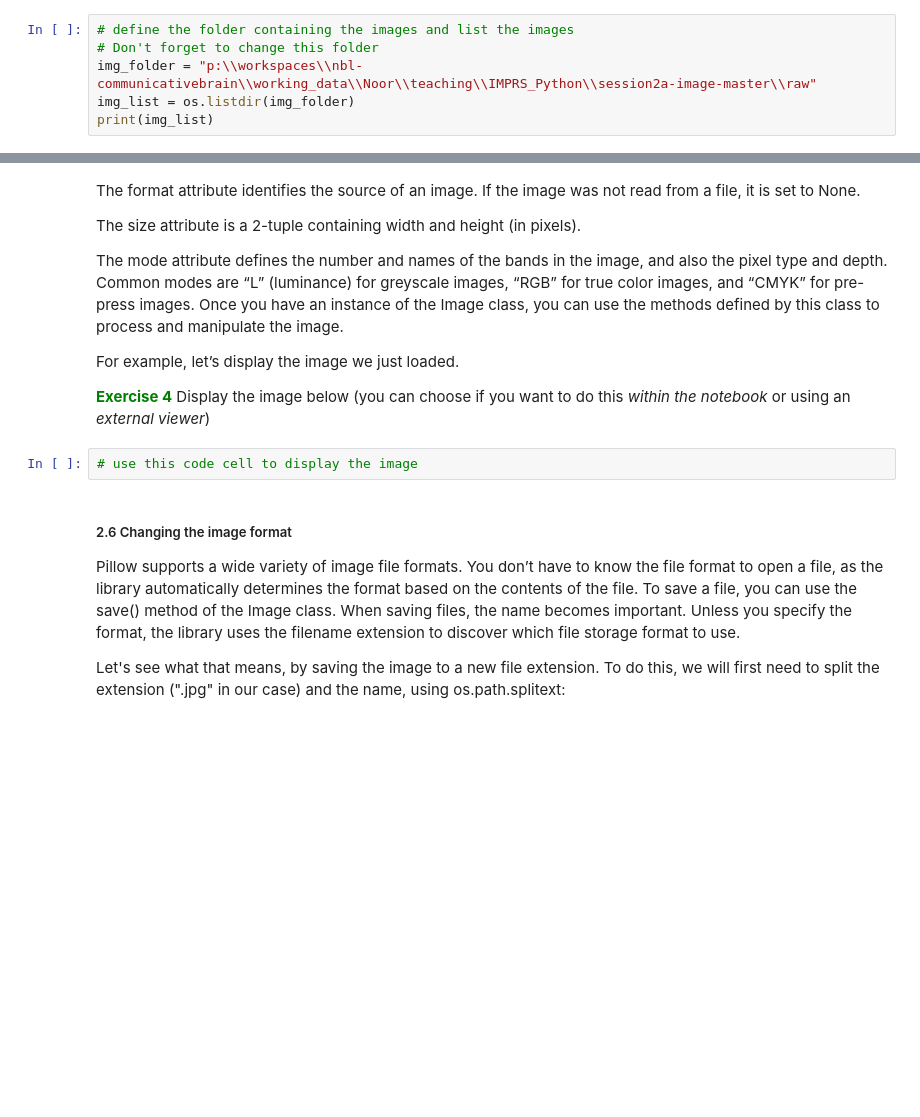
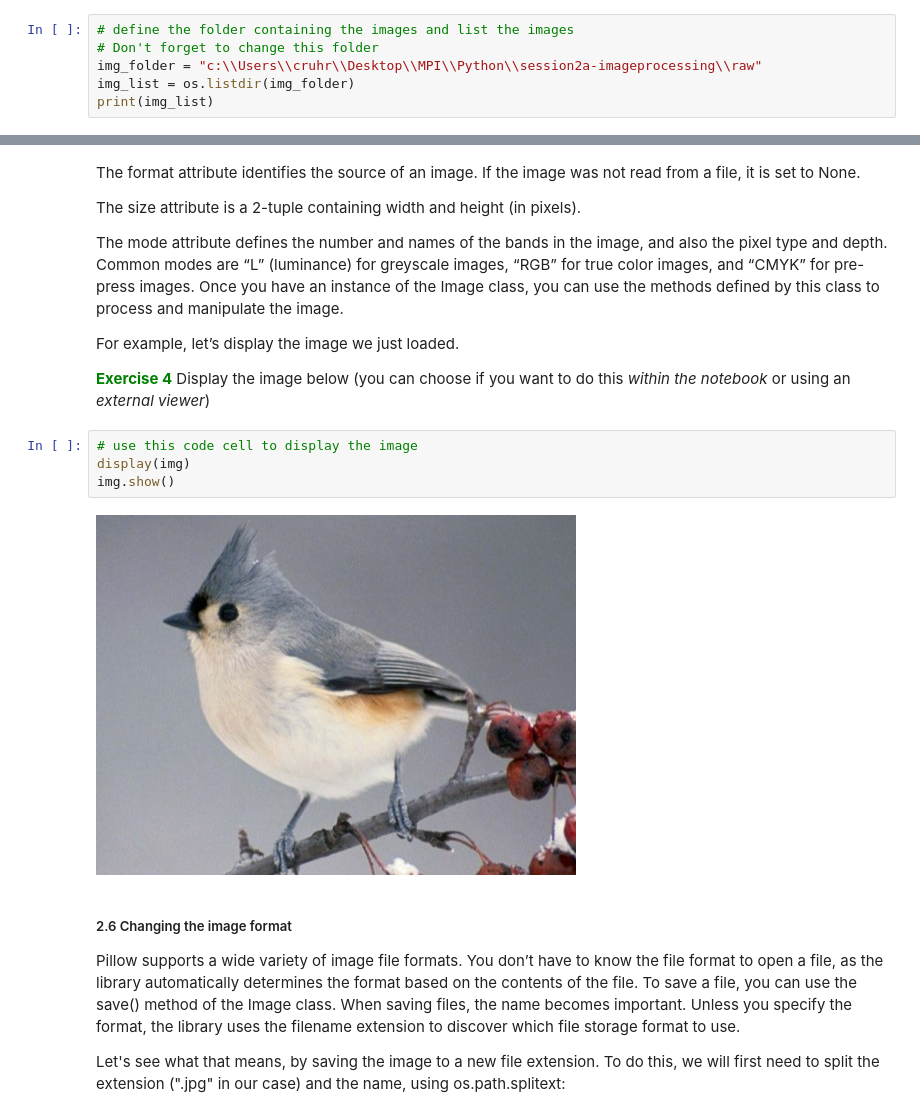
Before and after one commit to tiane33/session2a-imageprocessing, a Jupyter notebook: 2a_ImageProcessing.ipynb, the cells around one changed output, grey strips where cells are left out. Cells and saved outputs as stored; diff of their text form; blank space fills up the shorter version.

```diff
--- a/2a_ImageProcessing.ipynb
+++ b/2a_ImageProcessing.ipynb
@@ -98,6 +111,6 @@ Let's list the images in our image folder:
 # %%
 # define the folder containing the images and list the images
 # Don't forget to change this folder
-img_folder = "p:\\workspaces\\nbl-communicativebrain\\working_data\\Noor\\teaching\\IMPRS_Python\\session2a-image-master\\raw"
+img_folder = "c:\\Users\\cruhr\\Desktop\\MPI\\Python\\session2a-imageprocessing\\raw"
 img_list = os.listdir(img_folder)
 print(img_list)
@@ -129,6 +151,10 @@ For example, let’s display the image we just loaded.
 <font color='green'>**Exercise 4**</font> Display the image below (you can choose if you want to do this *within the notebook* or using an *external viewer*)
 # %%
 # use this code cell to display the image
+display(img)
+img.show()
+# %% [output]
+[figure, added]
 # %% [markdown]
 ##### 2.6 Changing the image format
 
```
Also changed, not shown: parts of 26 cells of this notebook.
